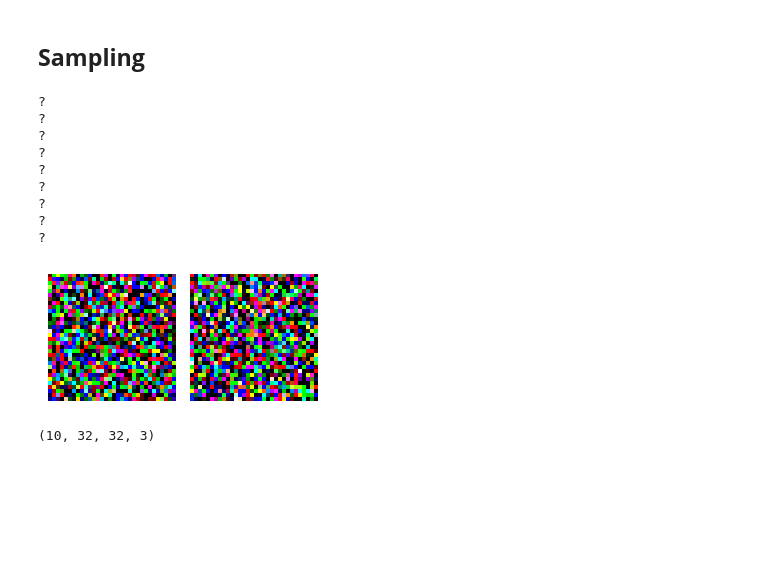
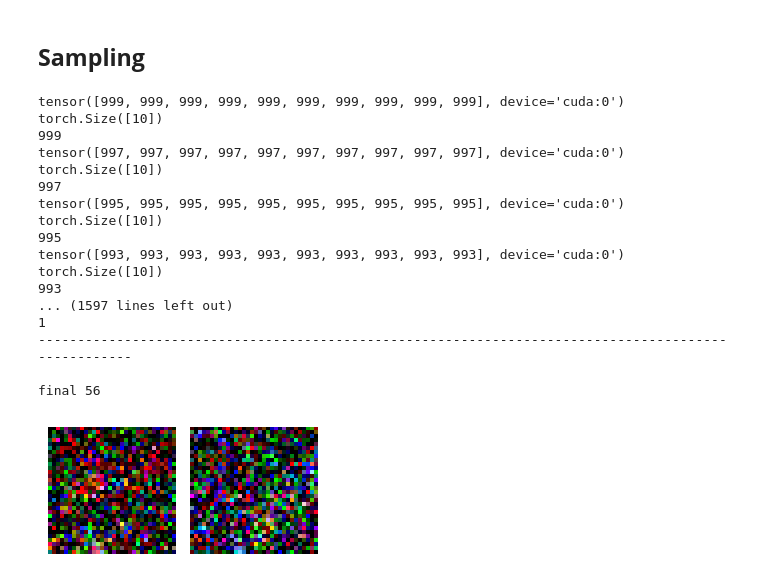
Before and after one commit to goodyoung/myMLstudy, a Jupyter notebook: DL Implement/Diffusion/DDPM/study_ddim.ipynb, the cells around one changed output. Cells and saved outputs as stored; diff of their text form; code cells hidden in the pictures; blank space fills up the shorter version.

```diff
--- a/DL Implement/Diffusion/DDPM/study_ddim.ipynb
+++ b/DL Implement/Diffusion/DDPM/study_ddim.ipynb
@@ -353,42 +404,44 @@ optim = torch.optim.Adam(model.parameters(), lr=2e-4)
 # %% [markdown]
 ## **Sampling**
 # %%
-checkpoint_path = "weights/ddpm-2-model-epoch-100.pth"
+checkpoint_path = "weights/ddpm-model-epoch-100.pth"
 # state_dict 로드
-state_dict = torch.load(checkpoint_path, weights_only = False)
+state_dict = torch.load(checkpoint_path, weights_only=True, map_location=device)
 model.load_state_dict(state_dict)
 model.eval()
 
 # 샘플링 수행
 with torch.no_grad():
     # 샘플링 시작점 (가우시안 노이즈)
     x_T = torch.randn(10, 3, 32, 32).to(device)
 
     # 모델로부터 x_0 생성
-    x_0 = sample(model, x_T, 50)  # e=100은 현재 epoch 번호를 표시하기 위함 (필요없으면 빼도 OK)
-
-    # 시각화
+    x_0 = sample(model, x_T, step_size = 2)
 
     #    여기서는 B=10 개 중 2개만 확인 예시
     x_0 = x_0.permute(0, 2, 3, 1).clamp(0, 1).detach().cpu().numpy() * 255 #    x_0: (B, C, H, W) -> (B, H, W, C)
     fig, axes = plt.subplots(nrows=1, ncols=2, figsize=(3, 3))  # 1행 2열
     for i in range(2):
         axes[i].imshow(x_0[i].astype(np.uint8))
         axes[i].axis('off')
     plt.tight_layout()
     plt.show()
 # %% [output]
-?
-?
-?
-?
-?
-?
-?
-?
-?
+tensor([999, 999, 999, 999, 999, 999, 999, 999, 999, 999], device='cuda:0')
+torch.Size([10])
+999
+tensor([997, 997, 997, 997, 997, 997, 997, 997, 997, 997], device='cuda:0')
+torch.Size([10])
+997
+tensor([995, 995, 995, 995, 995, 995, 995, 995, 995, 995], device='cuda:0')
+torch.Size([10])
+995
+tensor([993, 993, 993, 993, 993, 993, 993, 993, 993, 993], device='cuda:0')
+torch.Size([10])
+993
+... (1597 lines left out)
+1
+----------------------------------------------------------------------------------------------------
+
+final 56
-[figure, old version]
+[figure, new version]
-# %%
-x_0.shape
-# %% [output]
-(10, 32, 32, 3)
```
Also changed, not shown: parts of 3 cells of this notebook.
